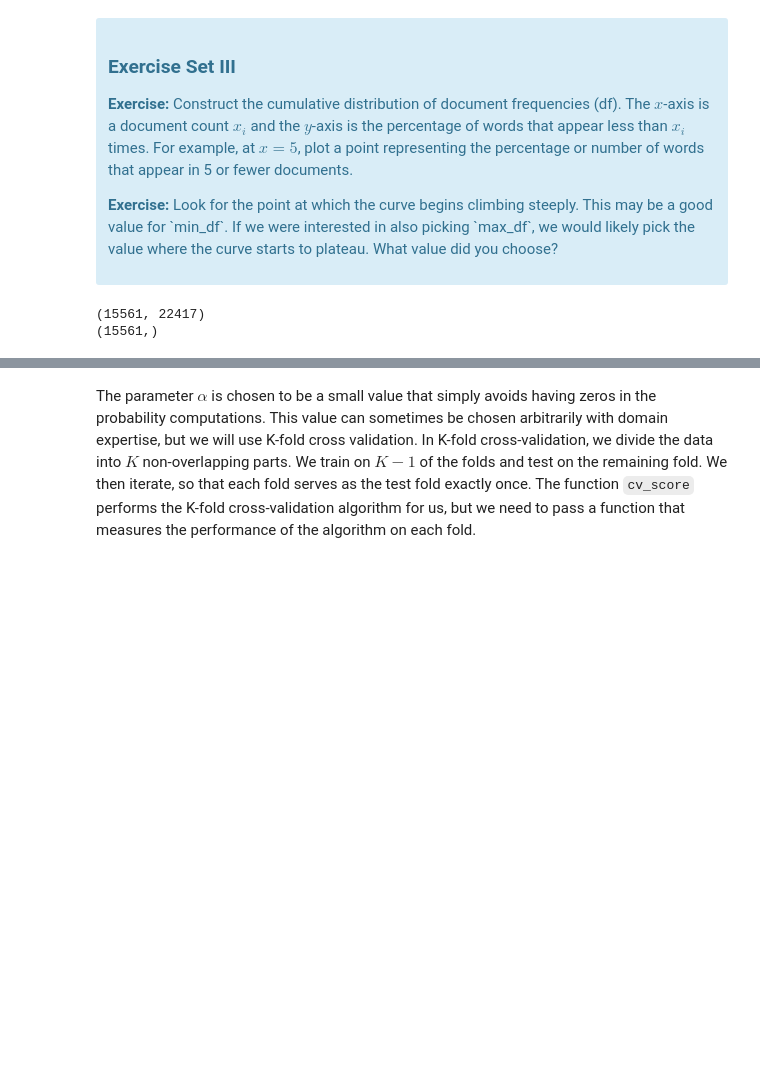
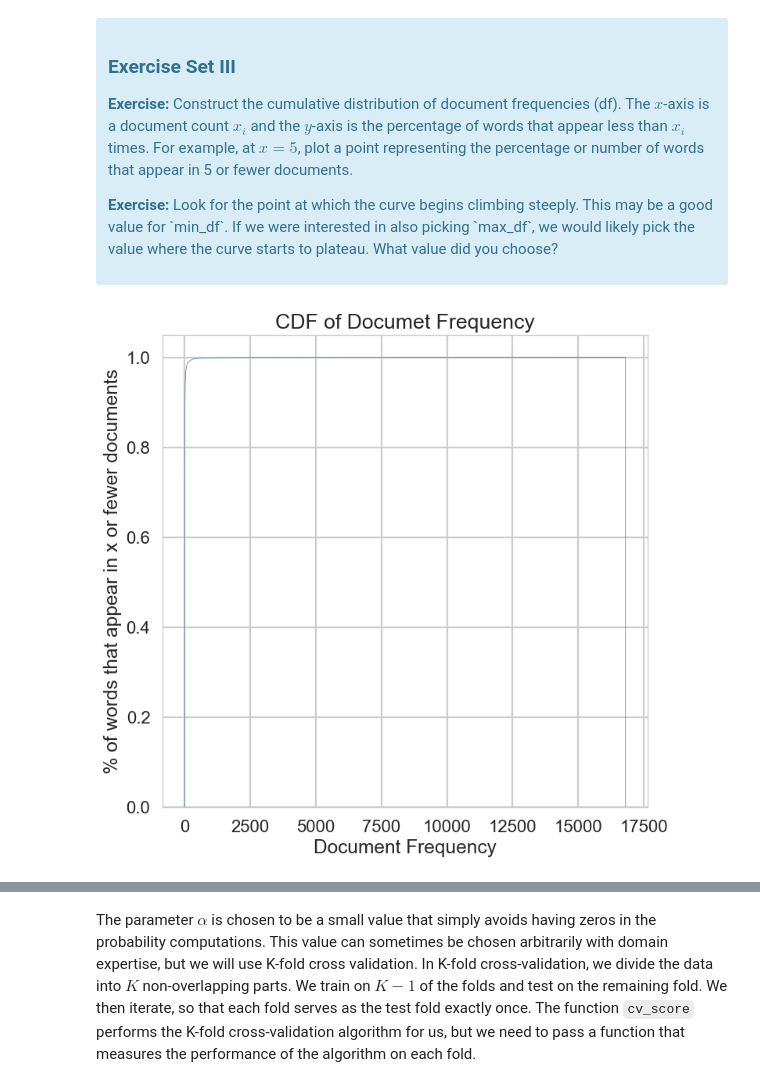
Before and after one commit to saurabhspundir/SB_ML_NAIVE_BAYES_MOVIE_RATING, a Jupyter notebook: Mini_Project_Naive_Bayes.ipynb, the cells around one changed output, grey strips where cells are left out. Drawn from its saved outputs; the diff is of its cells as text; code cells hidden in the pictures; blank space fills up the shorter version.

```diff
--- a/Mini_Project_Naive_Bayes.ipynb
+++ b/Mini_Project_Naive_Bayes.ipynb
@@ -323,11 +323,15 @@ First, let's find an appropriate value for `min_df` for the `CountVectorizer`. `
 
 <p><b>Exercise:</b> Look for the point at which the curve begins climbing steeply. This may be a good value for `min_df`. If we were interested in also picking `max_df`, we would likely pick the value where the curve starts to plateau. What value did you choose?</p>
 </div>
-# %%
-# Your turn.
-X, y = make_xy(critics)
-print(X.shape)
-print(y.shape)
-# %% [output]
-(15561, 22417)
-(15561,)
+# %%
+# Your turn.
+document_frequency = X.sum(axis=0).tolist()[0]
+doc_bins=np.arange(0,max(document_frequency))
+# %%
+fig, axis = plt.subplots(1,1,figsize=(8,8),dpi=100)
+n, bins, patches = plt.hist((document_frequency),bins= doc_bins, cumulative=True, histtype='step',normed=True)
+_= plt.title('CDF of Documet Frequency')
+_= plt.xlabel('Document Frequency')
+_ = plt.ylabel('% of words that appear in x or fewer documents')
+# %% [output]
+[figure, added]
```
Also changed, not shown: parts of 27 cells of this notebook.
